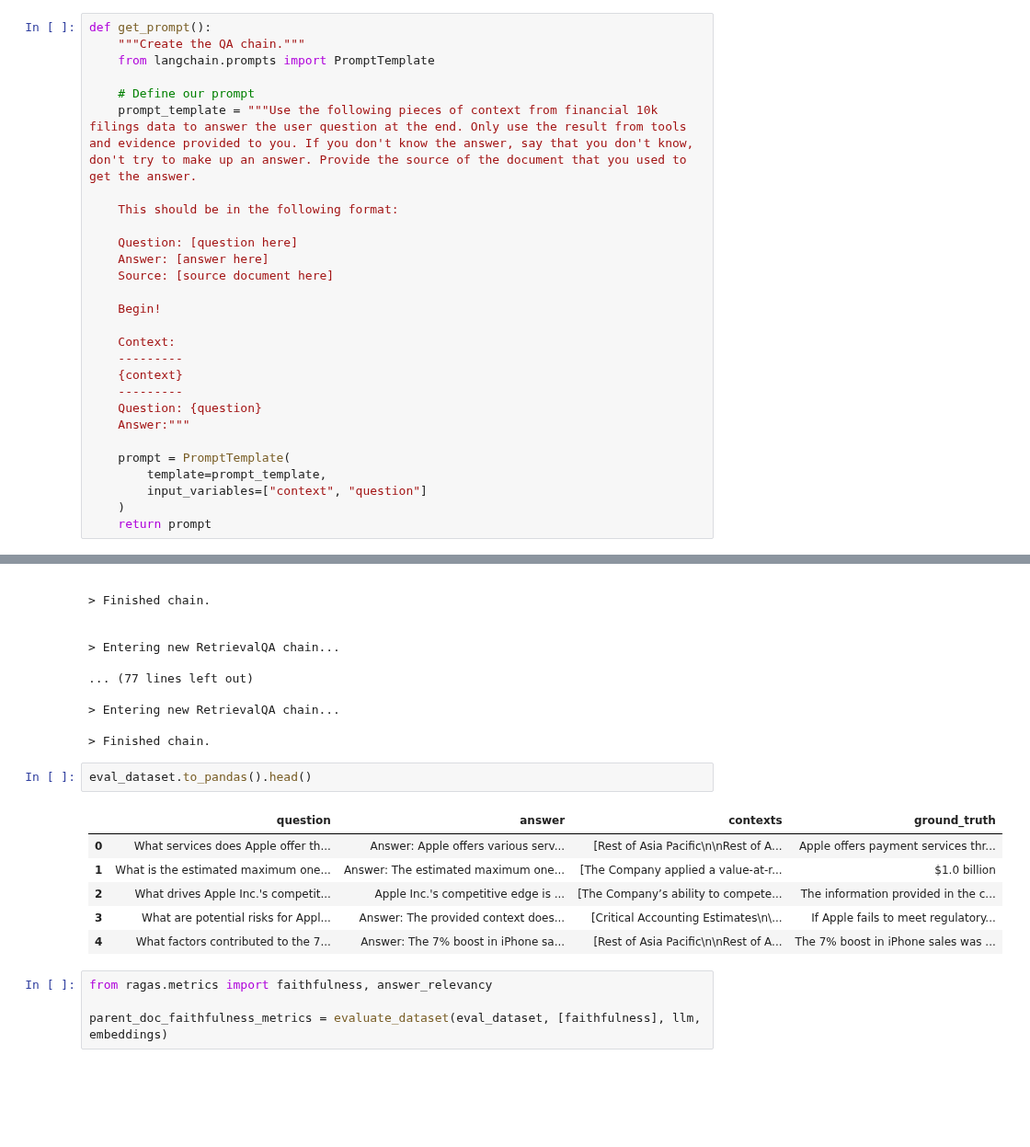
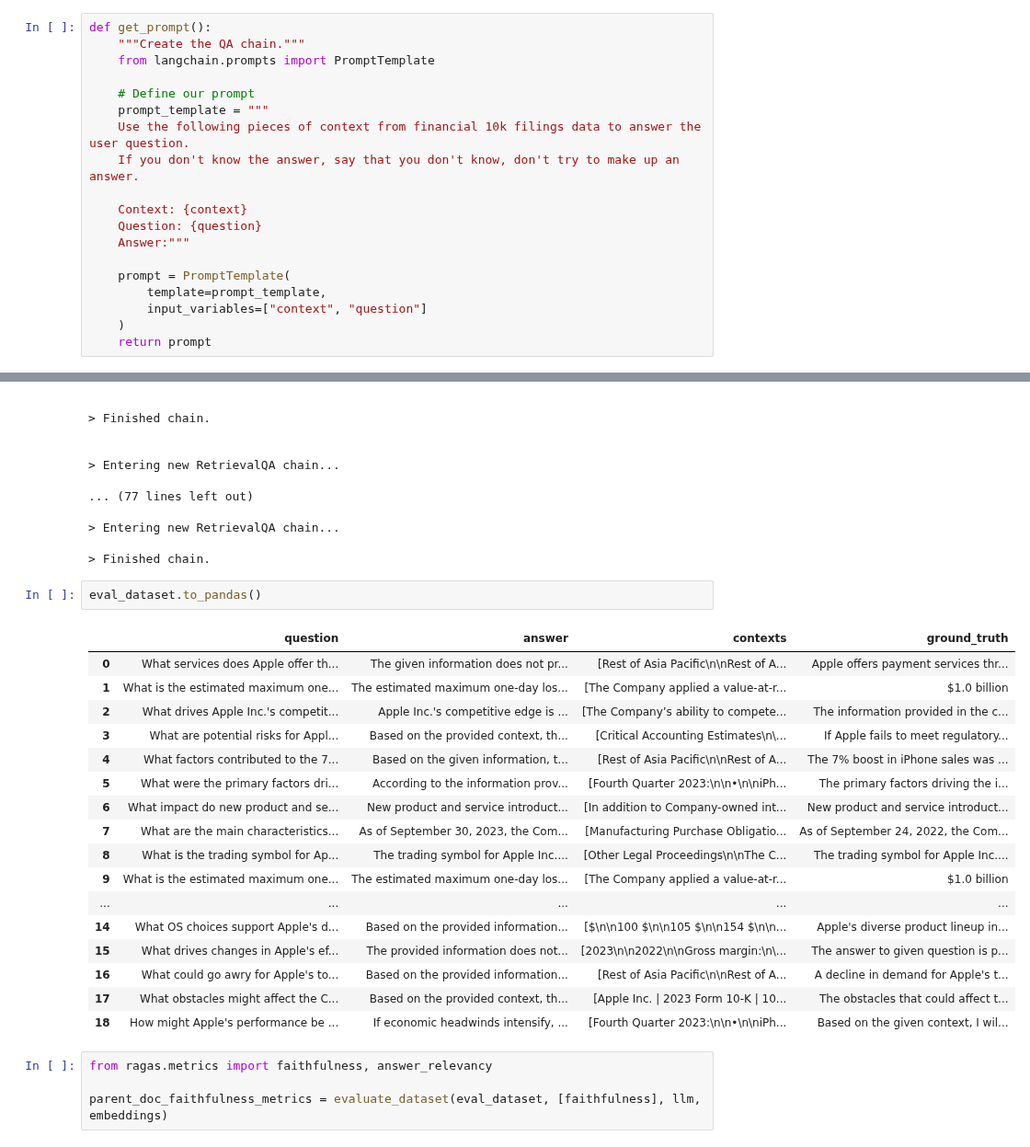
Before and after one commit to Redis-ProfessionalService/financial-rag-workshop, a Jupyter notebook: 3_production_prep/01_ragas.ipynb, the cells around one changed output, grey strips where cells are left out. Shown at 92% size. Cells and saved outputs as stored; diff of their text form; blank space fills up the shorter version.

```diff
--- a/3_production_prep/01_ragas.ipynb
+++ b/3_production_prep/01_ragas.ipynb
@@ -174,20 +209,11 @@ def get_prompt():
     from langchain.prompts import PromptTemplate
 
     # Define our prompt
-    prompt_template = """Use the following pieces of context from financial 10k filings data to answer the user question at the end. Only use the result from tools and evidence provided to you. If you don't know the answer, say that you don't know, don't try to make up an answer. Provide the source of the document that you used to get the answer.
+    prompt_template = """
+    Use the following pieces of context from financial 10k filings data to answer the user question.
+    If you don't know the answer, say that you don't know, don't try to make up an answer.
 
-    This should be in the following format:
-
-    Question: [question here]
-    Answer: [answer here]
-    Source: [source document here]
-
-    Begin!
-
-    Context:
-    ---------
-    {context}
-    ---------
+    Context: {context}
     Question: {question}
     Answer:"""
 
@@ -700,14 +739,25 @@ eval_dataset = create_evaluation_dataset(parent_doc_qa, testset)
 
 > Finished chain.
 # %%
-eval_dataset.to_pandas().head()
+eval_dataset.to_pandas()
 # %% [output]
 |  | question | answer | contexts | ground_truth |
-| 0 | What services does Apple offer th... | Answer: Apple offers various serv... | [Rest of Asia Paciﬁc\n\nRest of A... | Apple offers payment services thr... |
-| 1 | What is the estimated maximum one... | Answer: The estimated maximum one... | [The Company applied a value-at-r... | $1.0 billion |
+| 0 | What services does Apple offer th... | The given information does not pr... | [Rest of Asia Paciﬁc\n\nRest of A... | Apple offers payment services thr... |
+| 1 | What is the estimated maximum one... | The estimated maximum one-day los... | [The Company applied a value-at-r... | $1.0 billion |
 | 2 | What drives Apple Inc.'s competit... | Apple Inc.'s competitive edge is ... | [The Company’s ability to compete... | The information provided in the c... |
-| 3 | What are potential risks for Appl... | Answer: The provided context does... | [Critical Accounting Estimates\n\... | If Apple fails to meet regulatory... |
-| 4 | What factors contributed to the 7... | Answer: The 7% boost in iPhone sa... | [Rest of Asia Paciﬁc\n\nRest of A... | The 7% boost in iPhone sales was ... |
+| 3 | What are potential risks for Appl... | Based on the provided context, th... | [Critical Accounting Estimates\n\... | If Apple fails to meet regulatory... |
+| 4 | What factors contributed to the 7... | Based on the given information, t... | [Rest of Asia Paciﬁc\n\nRest of A... | The 7% boost in iPhone sales was ... |
+| 5 | What were the primary factors dri... | According to the information prov... | [Fourth Quarter 2023:\n\n•\n\niPh... | The primary factors driving the i... |
+| 6 | What impact do new product and se... | New product and service introduct... | [In addition to Company-owned int... | New product and service introduct... |
+| 7 | What are the main characteristics... | As of September 30, 2023, the Com... | [Manufacturing Purchase Obligatio... | As of September 24, 2022, the Com... |
+| 8 | What is the trading symbol for Ap... | The trading symbol for Apple Inc.... | [Other Legal Proceedings\n\nThe C... | The trading symbol for Apple Inc.... |
+| 9 | What is the estimated maximum one... | The estimated maximum one-day los... | [The Company applied a value-at-r... | $1.0 billion |
+| ... | ... | ... | ... | ... |
+| 14 | What OS choices support Apple's d... | Based on the provided information... | [$\n\n100 $\n\n105 $\n\n154 $\n\n... | Apple's diverse product lineup in... |
+| 15 | What drives changes in Apple's ef... | The provided information does not... | [2023\n\n2022\n\nGross margin:\n\... | The answer to given question is p... |
+| 16 | What could go awry for Apple's to... | Based on the provided information... | [Rest of Asia Paciﬁc\n\nRest of A... | A decline in demand for Apple's t... |
+| 17 | What obstacles might affect the C... | Based on the provided context, th... | [Apple Inc. | 2023 Form 10-K | 10... | The obstacles that could affect t... |
+| 18 | How might Apple's performance be ... | If economic headwinds intensify, ... | [Fourth Quarter 2023:\n\n•\n\niPh... | Based on the given context, I wil... |
 # %%
 from ragas.metrics import faithfulness, answer_relevancy
 
```
Also changed, not shown: parts of 12 cells of this notebook, 1 other file.
